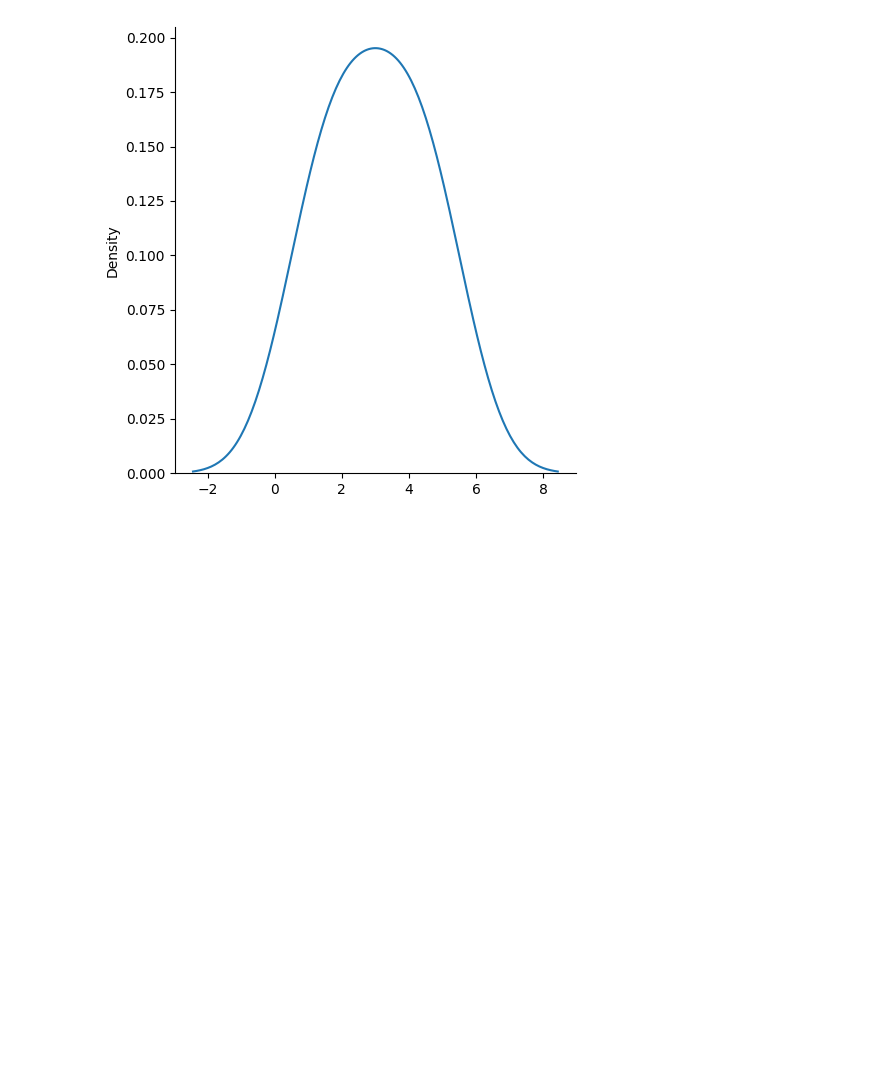
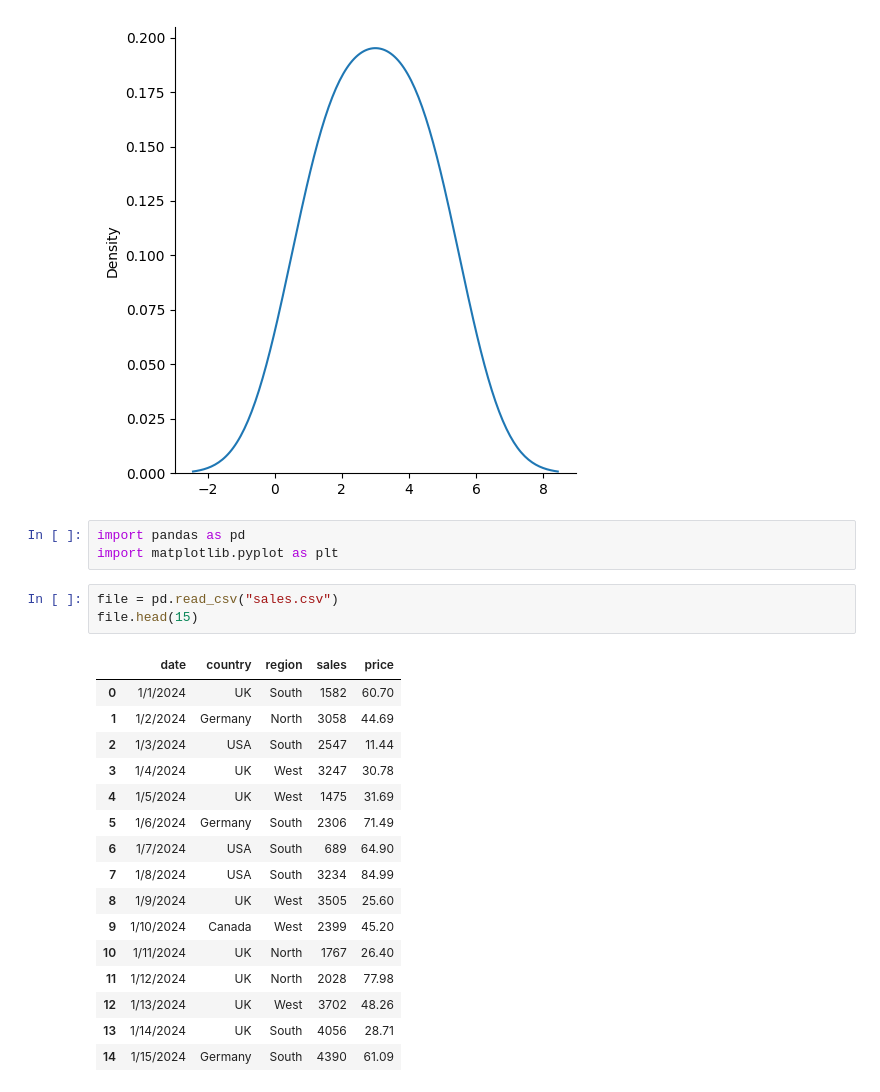
Before and after one commit to llawlaw23/Python_101, a Jupyter notebook: Python.ipynb, the cells around one changed output. Cells and saved outputs as stored; diff of their text form; blank space fills up the shorter version.

```diff
--- a/Python.ipynb
+++ b/Python.ipynb
@@ -2708,3 +2708,26 @@ sns.displot([1, 2, 3, 4, 5], kind = "kde")
 plt.show()
 # %% [output]
 [figure]
+# %%
+import pandas as pd
+import matplotlib.pyplot as plt
+# %%
+file = pd.read_csv("sales.csv")
+file.head(15)
+# %% [output]
+|  | date | country | region | sales | price |
+| 0 | 1/1/2024 | UK | South | 1582 | 60.70 |
+| 1 | 1/2/2024 | Germany | North | 3058 | 44.69 |
+| 2 | 1/3/2024 | USA | South | 2547 | 11.44 |
+| 3 | 1/4/2024 | UK | West | 3247 | 30.78 |
+| 4 | 1/5/2024 | UK | West | 1475 | 31.69 |
+| 5 | 1/6/2024 | Germany | South | 2306 | 71.49 |
+| 6 | 1/7/2024 | USA | South | 689 | 64.90 |
+| 7 | 1/8/2024 | USA | South | 3234 | 84.99 |
+| 8 | 1/9/2024 | UK | West | 3505 | 25.60 |
+| 9 | 1/10/2024 | Canada | West | 2399 | 45.20 |
+| 10 | 1/11/2024 | UK | North | 1767 | 26.40 |
+| 11 | 1/12/2024 | UK | North | 2028 | 77.98 |
+| 12 | 1/13/2024 | UK | West | 3702 | 48.26 |
+| 13 | 1/14/2024 | UK | South | 4056 | 28.71 |
+| 14 | 1/15/2024 | Germany | South | 4390 | 61.09 |
```
Also changed, not shown: parts of 6 cells of this notebook, 1 other file.
